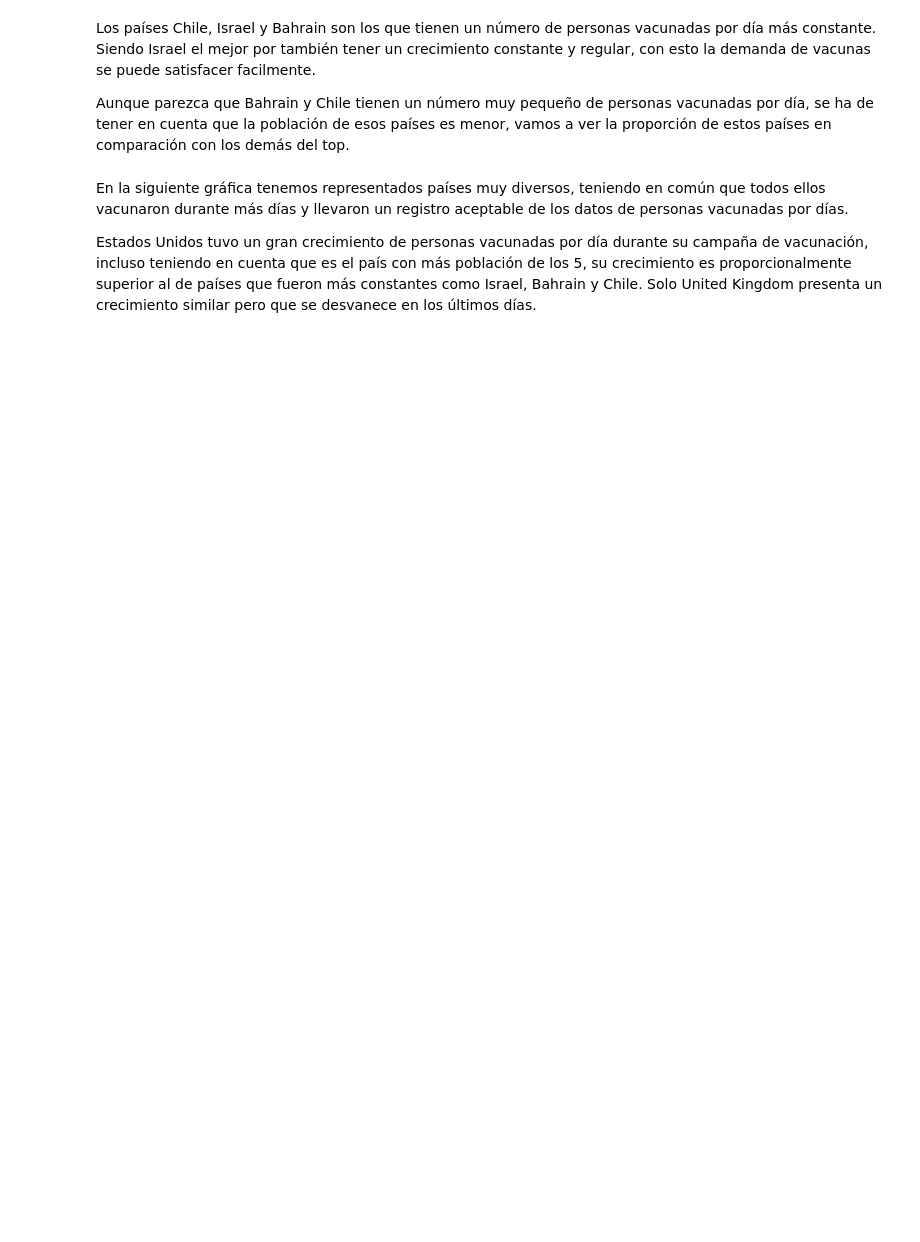
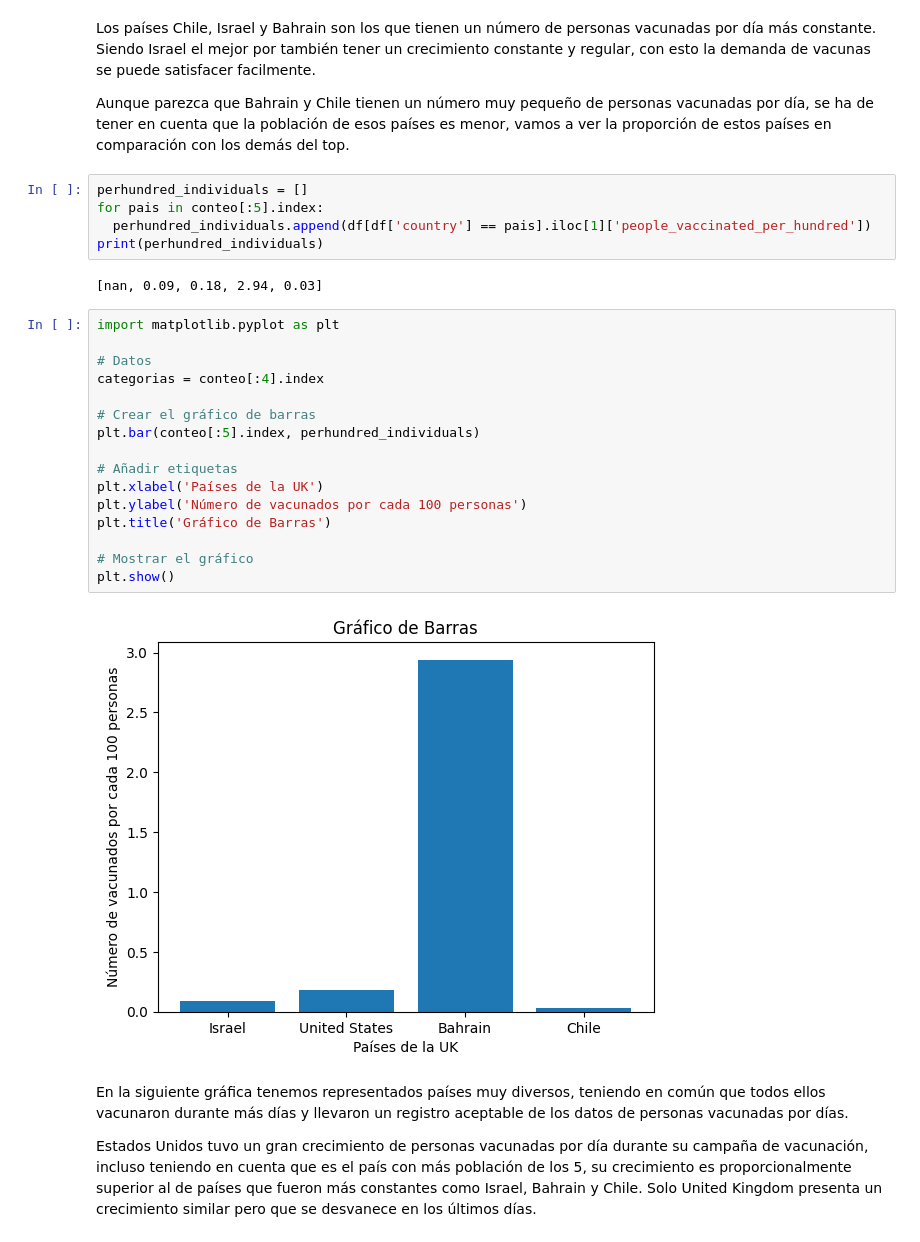
Before and after one commit to CeliaDiazSanchez/Data-Mining, a Jupyter notebook: LAB01_Ana_pruebas.ipynb, the cells around one changed output. Saved outputs shown, nothing was run; the diff lists cells and outputs as text; blank space fills up the shorter version.

```diff
--- a/LAB01_Ana_pruebas.ipynb
+++ b/LAB01_Ana_pruebas.ipynb
@@ -476,6 +496,31 @@ está llevando a cabo la vacunación? Haz una interpretación de dicho plan de v
 Los países Chile, Israel y Bahrain son los que tienen un número de personas vacunadas por día más constante. Siendo Israel el mejor por también tener un crecimiento constante y regular, con esto la demanda de vacunas se puede satisfacer facilmente.
 
 Aunque parezca que Bahrain y Chile tienen un número muy pequeño de personas vacunadas por día, se ha de tener en cuenta que la población de esos países es menor, vamos a ver la proporción de estos países en comparación con los demás del top.
+# %%
+perhundred_individuals = []
+for pais in conteo[:5].index:
+  perhundred_individuals.append(df[df['country'] == pais].iloc[1]['people_vaccinated_per_hundred'])
+print(perhundred_individuals)
+# %% [output]
+[nan, 0.09, 0.18, 2.94, 0.03]
+# %%
+import matplotlib.pyplot as plt
+
+# Datos
+categorias = conteo[:4].index
+
+# Crear el gráfico de barras
+plt.bar(conteo[:5].index, perhundred_individuals)
+
+# Añadir etiquetas
+plt.xlabel('Países de la UK')
+plt.ylabel('Número de vacunados por cada 100 personas')
+plt.title('Gráfico de Barras')
+
+# Mostrar el gráfico
+plt.show()
+# %% [output]
+[figure, added]
 # %% [markdown]
 En la siguiente gráfica tenemos representados países muy diversos, teniendo en común que todos ellos vacunaron durante más días y llevaron un registro aceptable de los datos de personas vacunadas por días.
 
```
Also changed, not shown: parts of 17 cells of this notebook.
